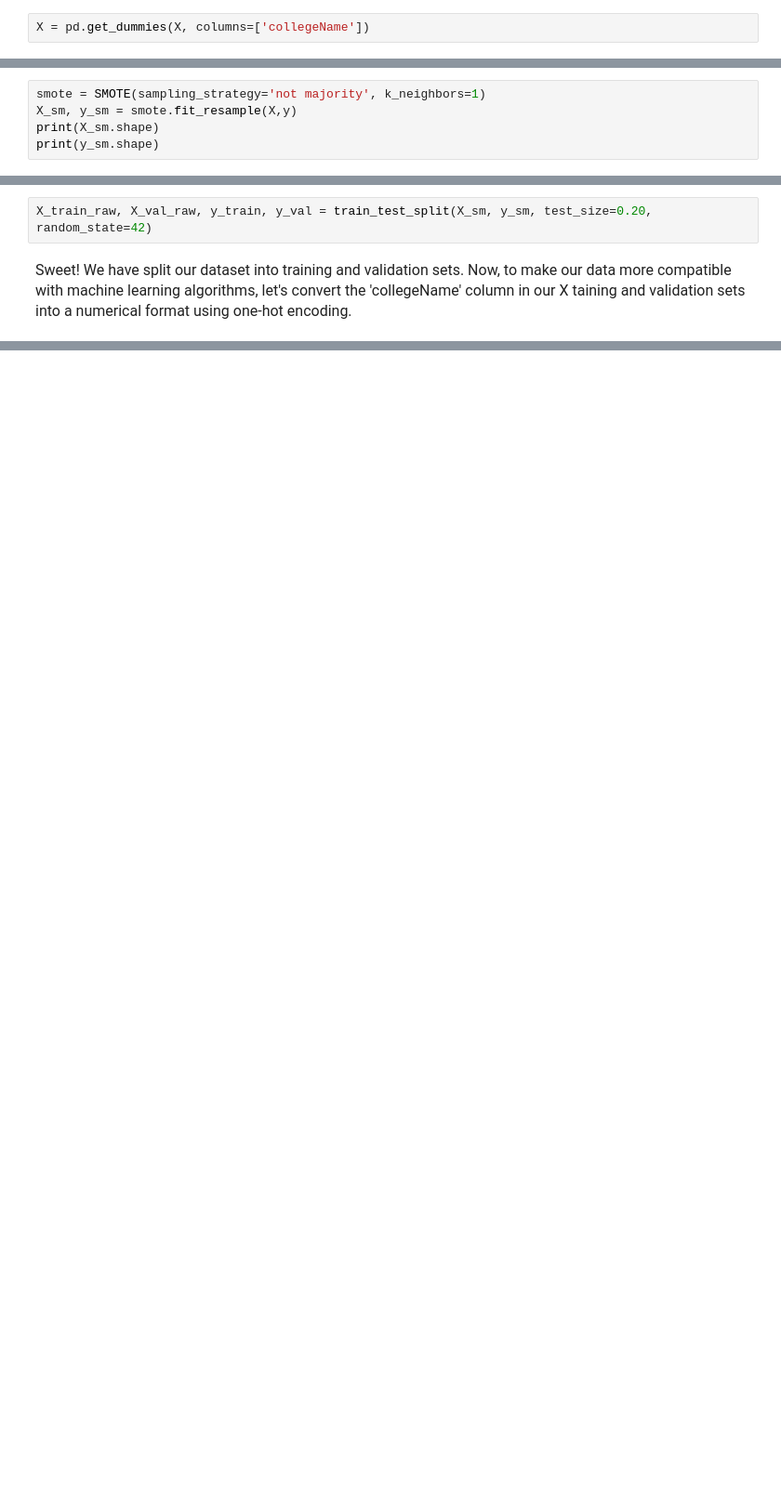
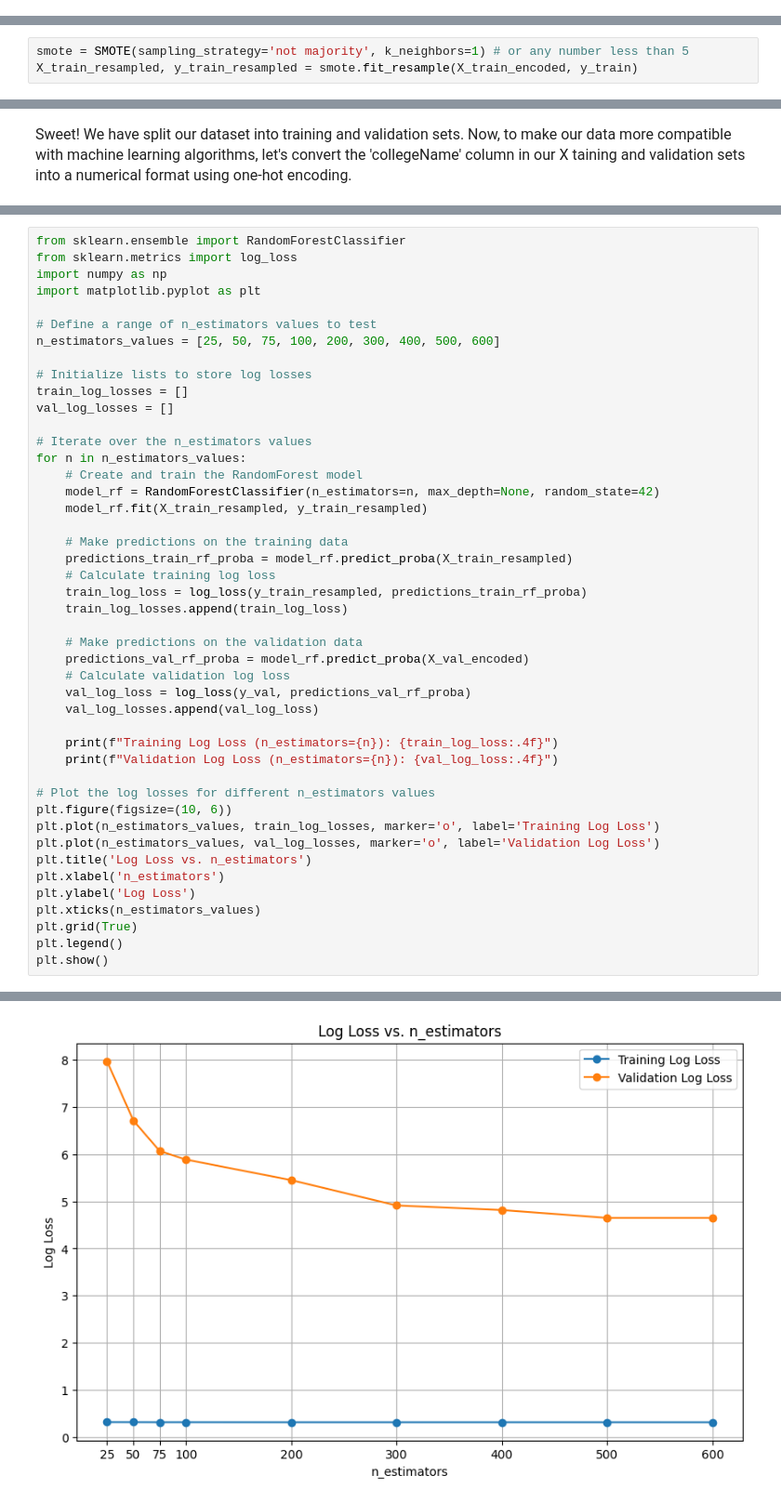
Before and after one commit to glaframb71/CS39AA-Project, a Jupyter notebook: 39aa-project-part-2.ipynb, the cells around one changed output, grey strips where cells are left out. Shown: that part at 93% size. Saved outputs shown, nothing was run; the diff lists cells and outputs as text; blank space fills up the shorter version.

```diff
--- a/39aa-project-part-2.ipynb
+++ b/39aa-project-part-2.ipynb
@@ -83,2 +74,0 @@ X.head()
-# %%
-X = pd.get_dummies(X, columns=['collegeName'])
@@ -85,5 +101,3 @@ X = pd.get_dummies(X, columns=['collegeName'])
 # %%
-smote = SMOTE(sampling_strategy='not majority', k_neighbors=1)
-X_sm, y_sm = smote.fit_resample(X,y)
-print(X_sm.shape)
-print(y_sm.shape)
+smote = SMOTE(sampling_strategy='not majority', k_neighbors=1) # or any number less than 5
+X_train_resampled, y_train_resampled = smote.fit_resample(X_train_encoded, y_train)
@@ -93,4 +104,2 @@ print(y_sm.shape)
-# %%
-X_train_raw, X_val_raw, y_train, y_val = train_test_split(X_sm, y_sm, test_size=0.20, random_state=42)
 # %% [markdown]
 <font size='3'>Sweet! We have split our dataset into training and validation sets. Now, to make our data more compatible with machine learning algorithms, let's convert the 'collegeName' column in our X taining and validation sets into a numerical format using one-hot encoding.</font>
@@ -190,0 +106,46 @@ Validation Accuracy:  0.6024258760107817
+# %%
+from sklearn.ensemble import RandomForestClassifier
+from sklearn.metrics import log_loss
+import numpy as np
+import matplotlib.pyplot as plt
+
+# Define a range of n_estimators values to test
+n_estimators_values = [25, 50, 75, 100, 200, 300, 400, 500, 600]
+
+# Initialize lists to store log losses
+train_log_losses = []
+val_log_losses = []
+
+# Iterate over the n_estimators values
+for n in n_estimators_values:
+    # Create and train the RandomForest model
+    model_rf = RandomForestClassifier(n_estimators=n, max_depth=None, random_state=42)
+    model_rf.fit(X_train_resampled, y_train_resampled)
+
+    # Make predictions on the training data
+    predictions_train_rf_proba = model_rf.predict_proba(X_train_resampled)
+    # Calculate training log loss
+    train_log_loss = log_loss(y_train_resampled, predictions_train_rf_proba)
+    train_log_losses.append(train_log_loss)
+
+    # Make predictions on the validation data
+    predictions_val_rf_proba = model_rf.predict_proba(X_val_encoded)
+    # Calculate validation log loss
+    val_log_loss = log_loss(y_val, predictions_val_rf_proba)
+    val_log_losses.append(val_log_loss)
+
+    print(f"Training Log Loss (n_estimators={n}): {train_log_loss:.4f}")
+    print(f"Validation Log Loss (n_estimators={n}): {val_log_loss:.4f}")
+
+# Plot the log losses for different n_estimators values
+plt.figure(figsize=(10, 6))
+plt.plot(n_estimators_values, train_log_losses, marker='o', label='Training Log Loss')
+plt.plot(n_estimators_values, val_log_losses, marker='o', label='Validation Log Loss')
+plt.title('Log Loss vs. n_estimators')
+plt.xlabel('n_estimators')
+plt.ylabel('Log Loss')
+plt.xticks(n_estimators_values)
+plt.grid(True)
+plt.legend()
+plt.show()
+# %% [output]
@@ -190,0 +170 @@ Validation Accuracy:  0.6024258760107817
+[figure, added]
```
Also changed, not shown: parts of 8 cells of this notebook.
